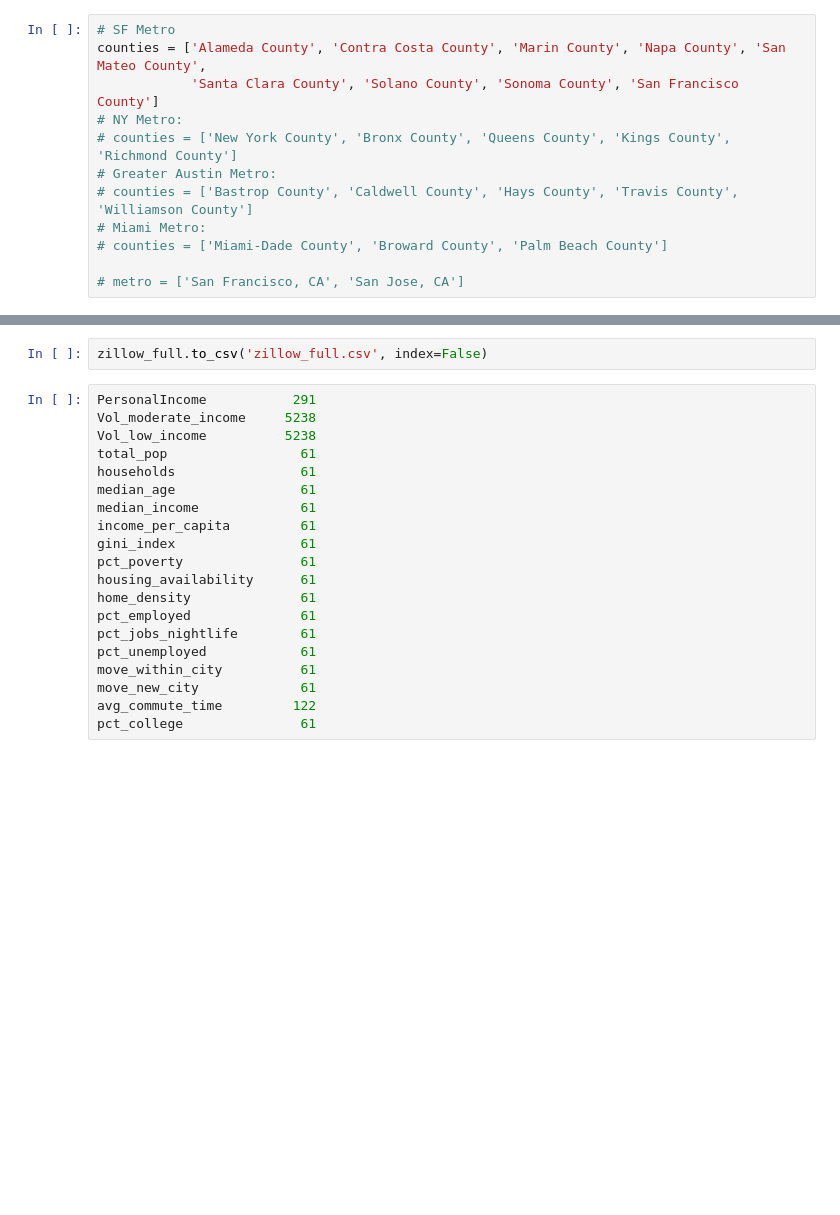
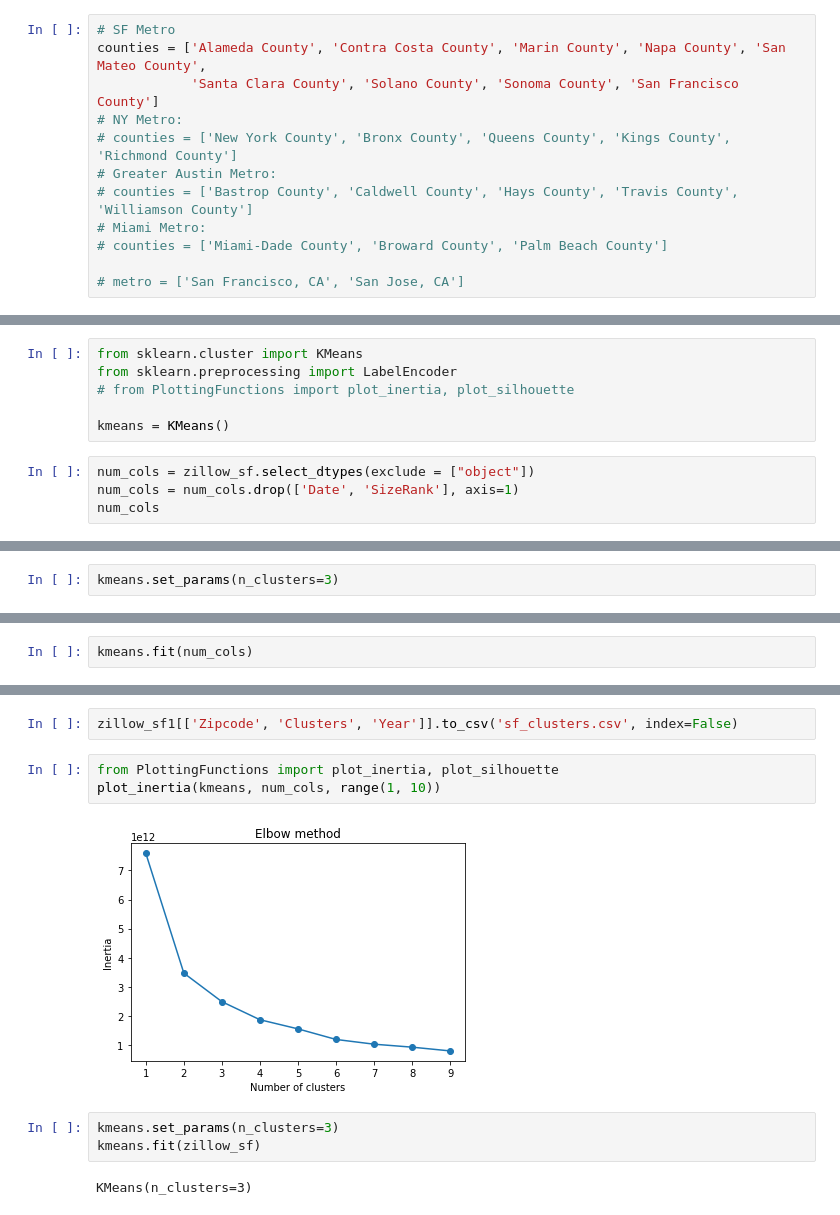
Before and after one commit to EugeniaDickson/zillow_rent_index, a Jupyter notebook: Jane/model_testing.ipynb, the cells around one changed output, grey strips where cells are left out. Saved outputs shown, nothing was run; the diff lists cells and outputs as text; blank space fills up the shorter version.

Commit message:
updated functions in helpers

```diff
--- a/Jane/model_testing.ipynb
+++ b/Jane/model_testing.ipynb
@@ -65,0 +61,10 @@ for col in null_cols:
+# %%
+from sklearn.cluster import KMeans
+from sklearn.preprocessing import LabelEncoder
+# from PlottingFunctions import plot_inertia, plot_silhouette
+
+kmeans = KMeans()
+# %%
+num_cols = zillow_sf.select_dtypes(exclude = ["object"])
+num_cols = num_cols.drop(['Date', 'SizeRank'], axis=1)
+num_cols
@@ -65,0 +103,2 @@ for col in null_cols:
+# %%
+kmeans.set_params(n_clusters=3)
@@ -65,0 +107,2 @@ for col in null_cols:
+# %%
+kmeans.fit(num_cols)
@@ -66,22 +162,12 @@ for col in null_cols:
 # %%
-zillow_full.to_csv('zillow_full.csv', index=False)
+zillow_sf1[['Zipcode', 'Clusters', 'Year']].to_csv('sf_clusters.csv', index=False)
-# %%
-PersonalIncome           291
-Vol_moderate_income     5238
-Vol_low_income          5238
-total_pop                 61
-households                61
-median_age                61
-median_income             61
-income_per_capita         61
-gini_index                61
-pct_poverty               61
-housing_availability      61
-home_density              61
-pct_employed              61
-pct_jobs_nightlife        61
-pct_unemployed            61
-move_within_city          61
-move_new_city             61
-avg_commute_time         122
-pct_college               61
+# %%
+from PlottingFunctions import plot_inertia, plot_silhouette
+plot_inertia(kmeans, num_cols, range(1, 10))
+# %% [output]
+[figure, added]
+# %%
+kmeans.set_params(n_clusters=3)
+kmeans.fit(zillow_sf)
+# %% [output]
+KMeans(n_clusters=3)
```
Also changed, not shown: parts of 14 cells of this notebook.
